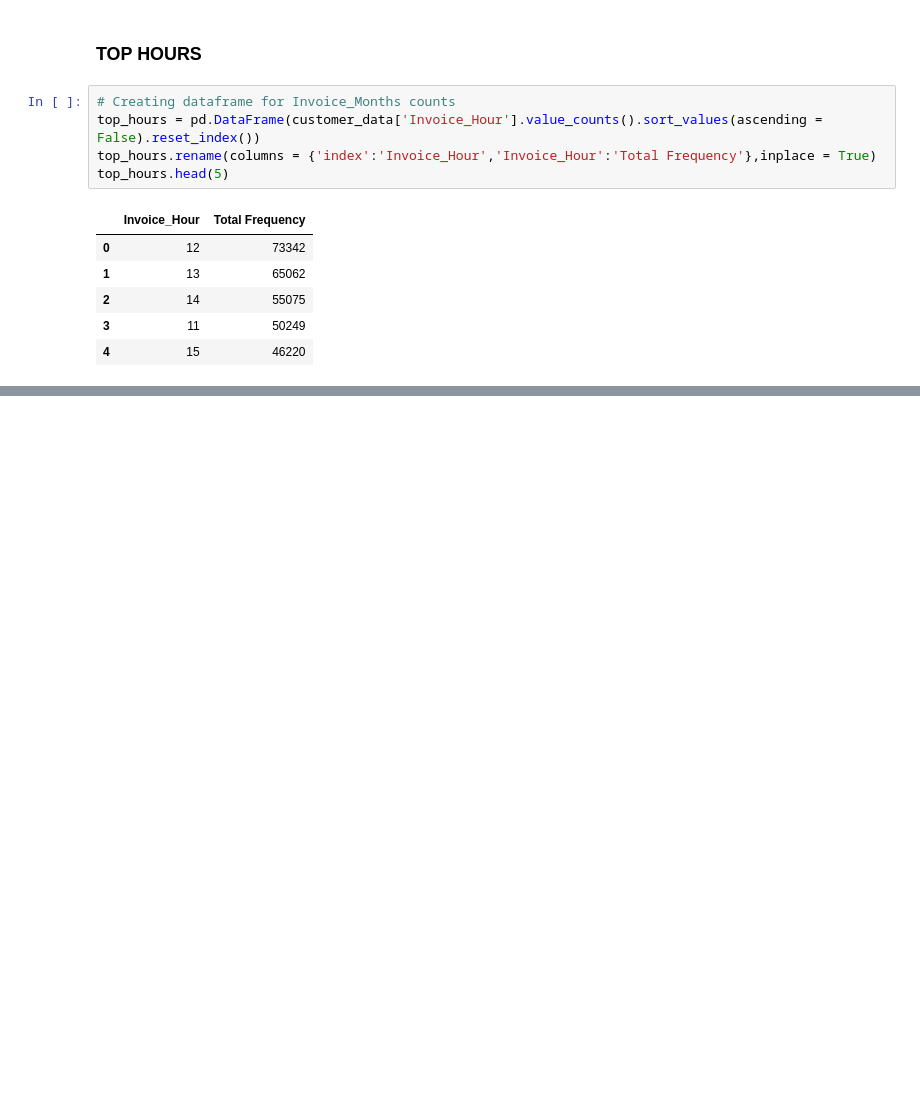
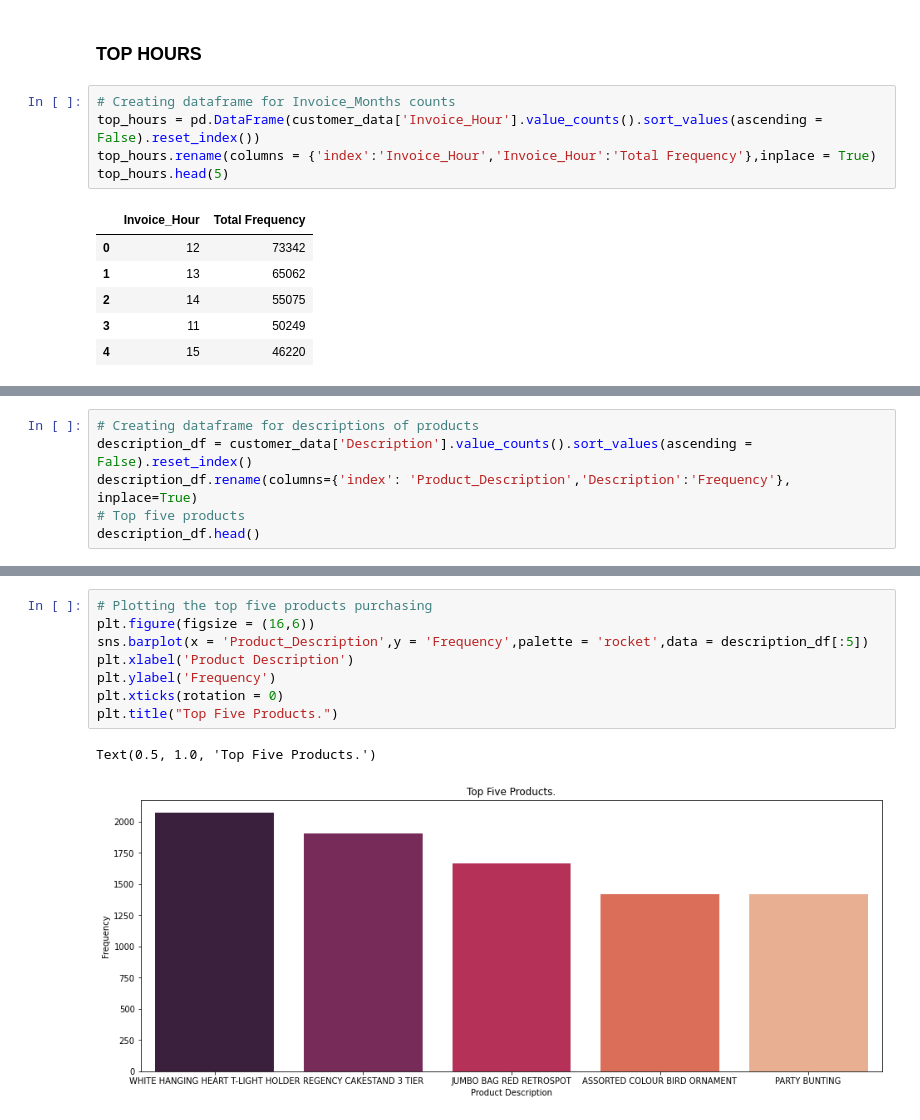
Before and after one commit to Mdanish2020/Customer_Segmentation_Project, a Jupyter notebook: Online_Retail_Customer_Segmentation_Capstone_Project.ipynb, the cells around one changed output, grey strips where cells are left out. Saved outputs shown, nothing was run; the diff lists cells and outputs as text; blank space fills up the shorter version.

```diff
--- a/Online_Retail_Customer_Segmentation_Capstone_Project.ipynb
+++ b/Online_Retail_Customer_Segmentation_Capstone_Project.ipynb
@@ -327,0 +362,6 @@ Text(0.5, 1.0, 'Purchasing Hours.')
+# %%
+# Creating dataframe for descriptions of products
+description_df = customer_data['Description'].value_counts().sort_values(ascending = False).reset_index()
+description_df.rename(columns={'index': 'Product_Description','Description':'Frequency'}, inplace=True)
+# Top five products
+description_df.head()
@@ -327,0 +385,11 @@ Text(0.5, 1.0, 'Purchasing Hours.')
+# %%
+# Plotting the top five products purchasing
+plt.figure(figsize = (16,6))
+sns.barplot(x = 'Product_Description',y = 'Frequency',palette = 'rocket',data = description_df[:5])
+plt.xlabel('Product Description')
+plt.ylabel('Frequency')
+plt.xticks(rotation = 0)
+plt.title("Top Five Products.")
+# %% [output]
+Text(0.5, 1.0, 'Top Five Products.')
+[figure, added]
```
Also changed, not shown: parts of 31 cells of this notebook.
